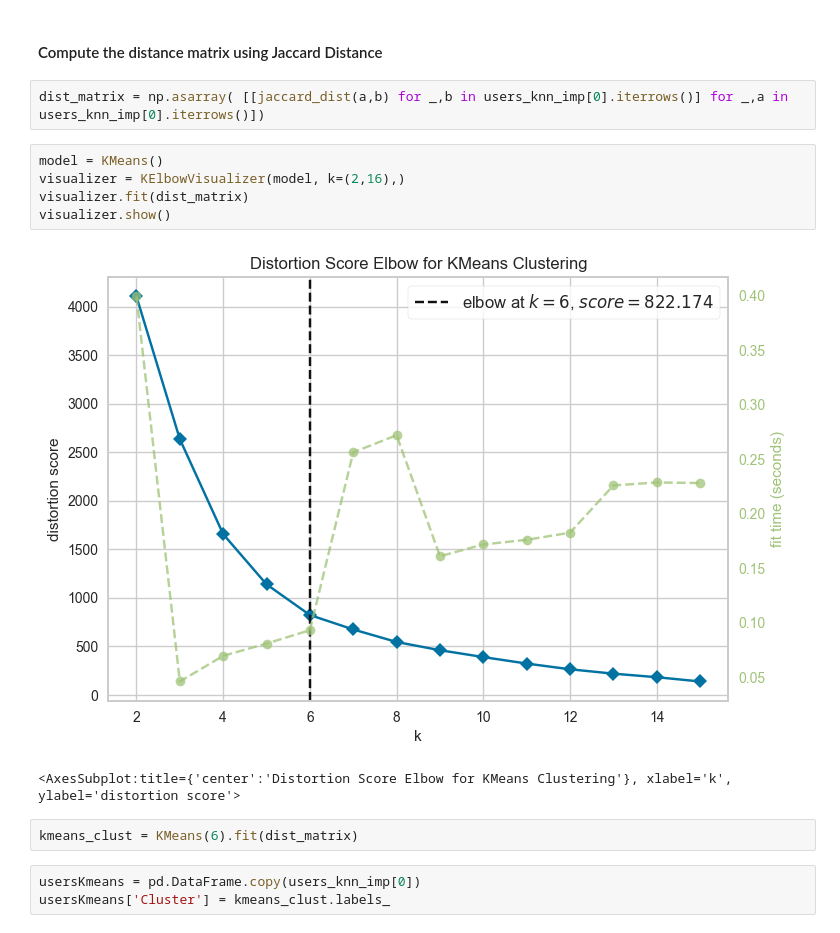
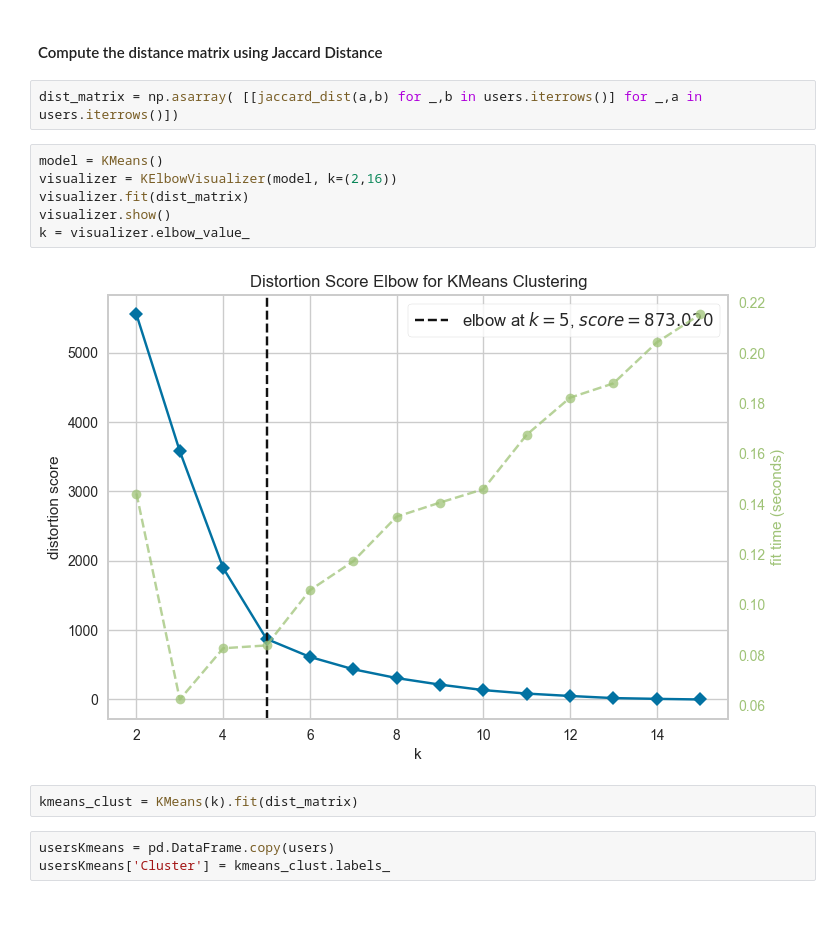
Before and after one commit to pcastiglione99/Data-Quality-Project, a Jupyter notebook: src/project.ipynb, the cells around one changed output. Cells and saved outputs as stored; diff of their text form.

Commit message:
computed silhoutte score for all the df

```diff
--- a/src/project.ipynb
+++ b/src/project.ipynb
@@ -248,17 +248,17 @@ from yellowbrick.cluster import KElbowVisualizer
 # %% [markdown]
 #### Compute the distance matrix using Jaccard Distance
 # %%
-dist_matrix = np.asarray( [[jaccard_dist(a,b) for _,b in users_knn_imp[0].iterrows()] for _,a in users_knn_imp[0].iterrows()])
+dist_matrix = np.asarray( [[jaccard_dist(a,b) for _,b in users.iterrows()] for _,a in users.iterrows()])
 # %%
 model = KMeans()
-visualizer = KElbowVisualizer(model, k=(2,16),)
+visualizer = KElbowVisualizer(model, k=(2,16))
 visualizer.fit(dist_matrix)
 visualizer.show()
+k = visualizer.elbow_value_
 # %% [output]
-[figure, old version]
+[figure, new version]
-<AxesSubplot:title={'center':'Distortion Score Elbow for KMeans Clustering'}, xlabel='k', ylabel='distortion score'>
 # %%
-kmeans_clust = KMeans(6).fit(dist_matrix)
+kmeans_clust = KMeans(k).fit(dist_matrix)
 # %%
-usersKmeans = pd.DataFrame.copy(users_knn_imp[0])
+usersKmeans = pd.DataFrame.copy(users)
 usersKmeans['Cluster'] = kmeans_clust.labels_
```
Also changed, not shown: parts of 15 cells of this notebook, 6 other files.
